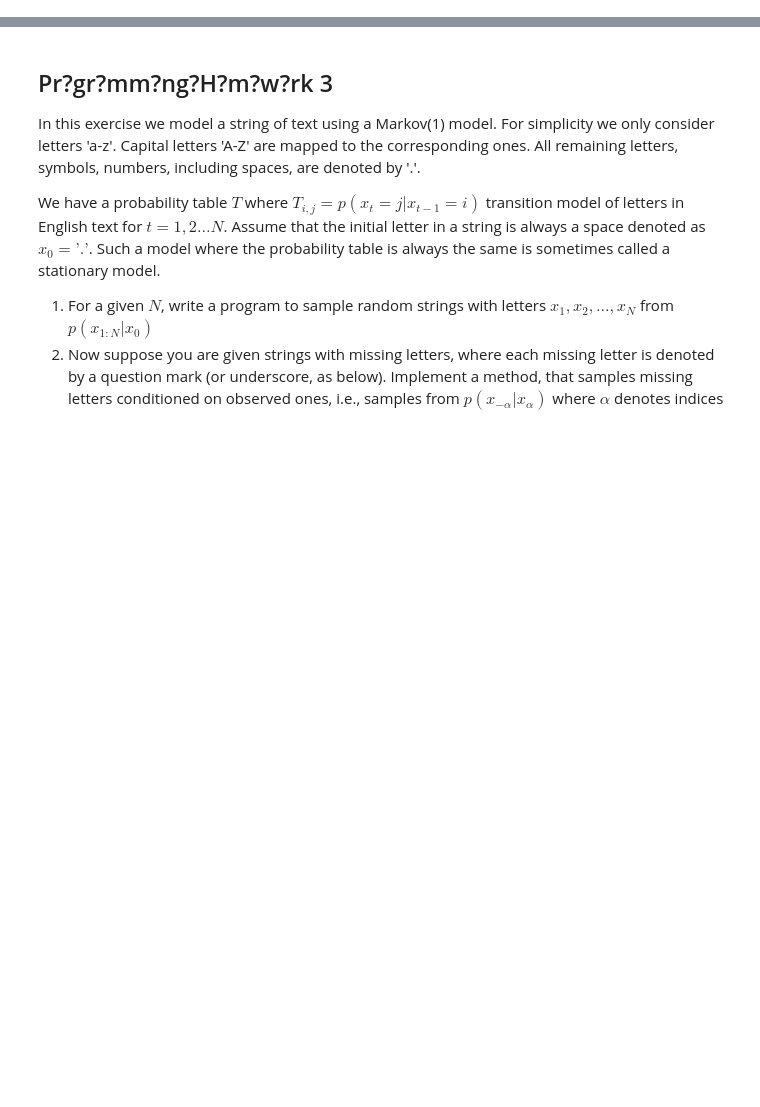
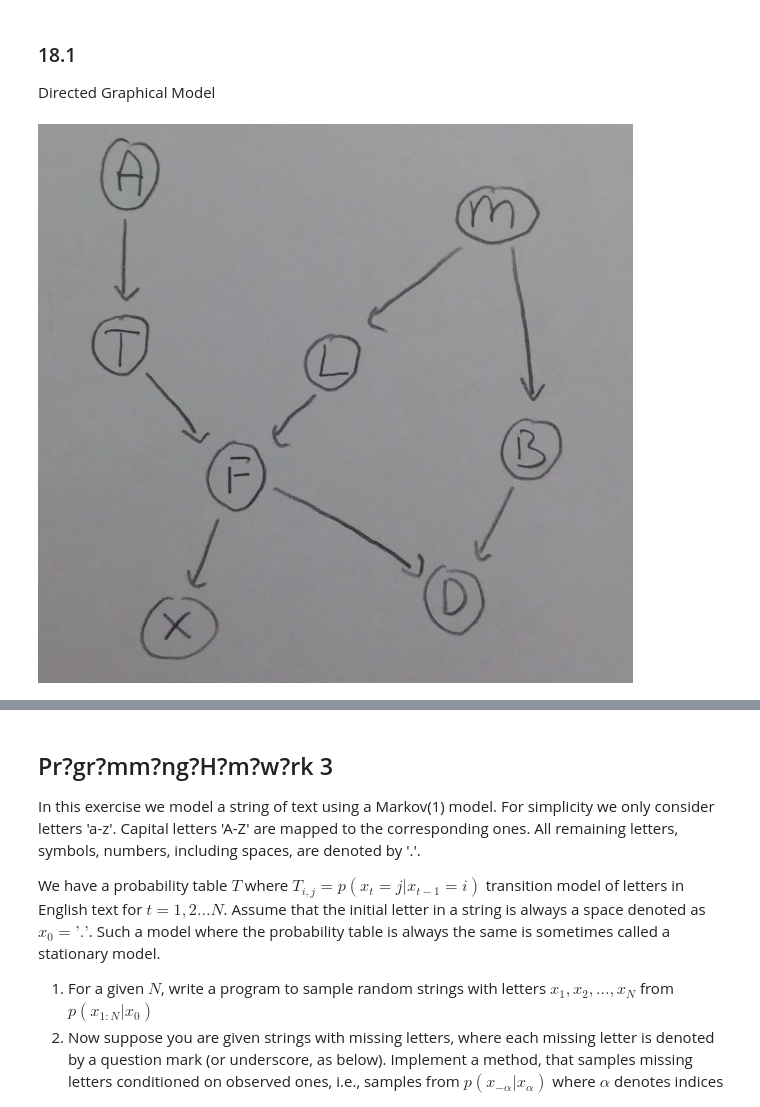
Before and after one commit to CMPE547-Spring-2017-Bogazici/hw3, a Jupyter notebook: Markov Chain of Letters.ipynb, the cells around one changed output, grey strips where cells are left out. Cells and saved outputs as stored; diff of their text form; code cells hidden in the pictures; blank space fills up the shorter version.

```diff
--- a/Markov Chain of Letters.ipynb
+++ b/Markov Chain of Letters.ipynb
@@ -7,0 +34,8 @@ I hereby declare that I observed the honour code of the university when preparin
+# %% [markdown]
+### 18.1
+Directed Graphical Model
+# %%
+from IPython.display import Image
+Image(filename='BookletAnswers\Q18-1.jpg')
+# %% [output]
+[figure, added]
```
Also changed, not shown: parts of 25 cells of this notebook, 6 other files.
